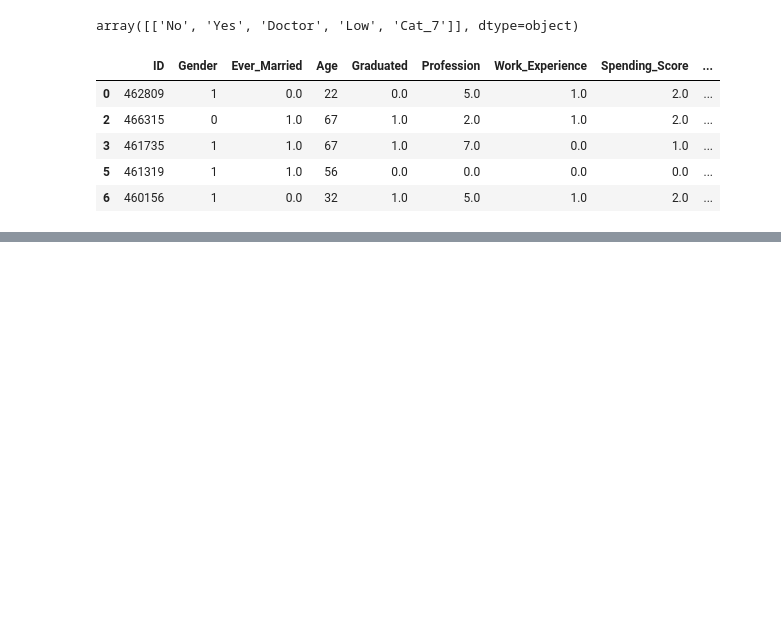
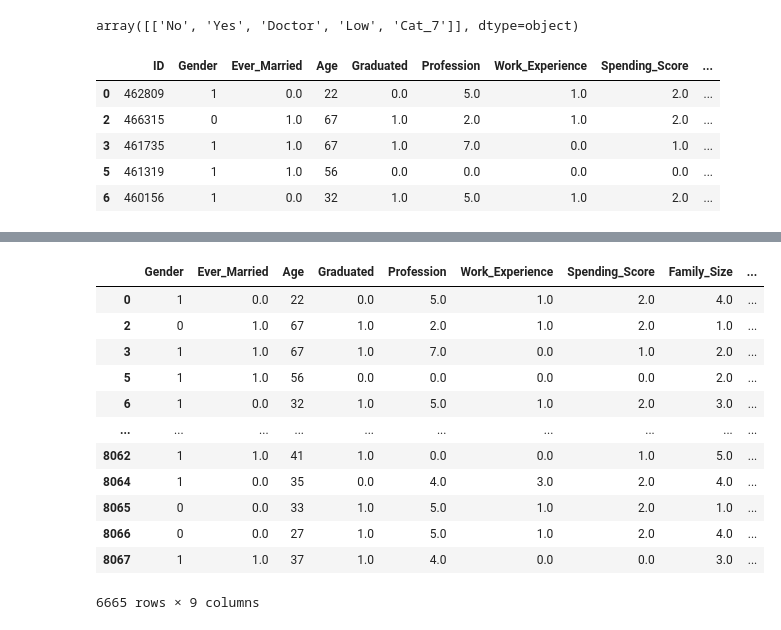
Before and after one commit to gabrieltorres519/Curso_ML_Python_Programador_IA, a Jupyter notebook: 6_Preprocesamiento_datos/Preprocesamiento.ipynb, the cells around one changed output, grey strips where cells are left out. Drawn from its saved outputs; the diff is of its cells as text; code cells hidden in the pictures; blank space fills up the shorter version.

```diff
--- a/6_Preprocesamiento_datos/Preprocesamiento.ipynb
+++ b/6_Preprocesamiento_datos/Preprocesamiento.ipynb
@@ -221,0 +265,16 @@ df.head()
+# %%
+X
+# %% [output]
+|  | Gender | Ever_Married | Age | Graduated | Profession | Work_Experience | Spending_Score | Family_Size | ... |
+| 0 | 1 | 0.0 | 22 | 0.0 | 5.0 | 1.0 | 2.0 | 4.0 | ... |
+| 2 | 0 | 1.0 | 67 | 1.0 | 2.0 | 1.0 | 2.0 | 1.0 | ... |
+| 3 | 1 | 1.0 | 67 | 1.0 | 7.0 | 0.0 | 1.0 | 2.0 | ... |
+| 5 | 1 | 1.0 | 56 | 0.0 | 0.0 | 0.0 | 0.0 | 2.0 | ... |
+| 6 | 1 | 0.0 | 32 | 1.0 | 5.0 | 1.0 | 2.0 | 3.0 | ... |
+| ... | ... | ... | ... | ... | ... | ... | ... | ... | ... |
+| 8062 | 1 | 1.0 | 41 | 1.0 | 0.0 | 0.0 | 1.0 | 5.0 | ... |
+| 8064 | 1 | 0.0 | 35 | 0.0 | 4.0 | 3.0 | 2.0 | 4.0 | ... |
+| 8065 | 0 | 0.0 | 33 | 1.0 | 5.0 | 1.0 | 2.0 | 1.0 | ... |
+| 8066 | 0 | 0.0 | 27 | 1.0 | 5.0 | 1.0 | 2.0 | 4.0 | ... |
+| 8067 | 1 | 1.0 | 37 | 1.0 | 4.0 | 0.0 | 0.0 | 3.0 | ... |
+6665 rows × 9 columns
```
Also changed, not shown: parts of 14 cells of this notebook.
